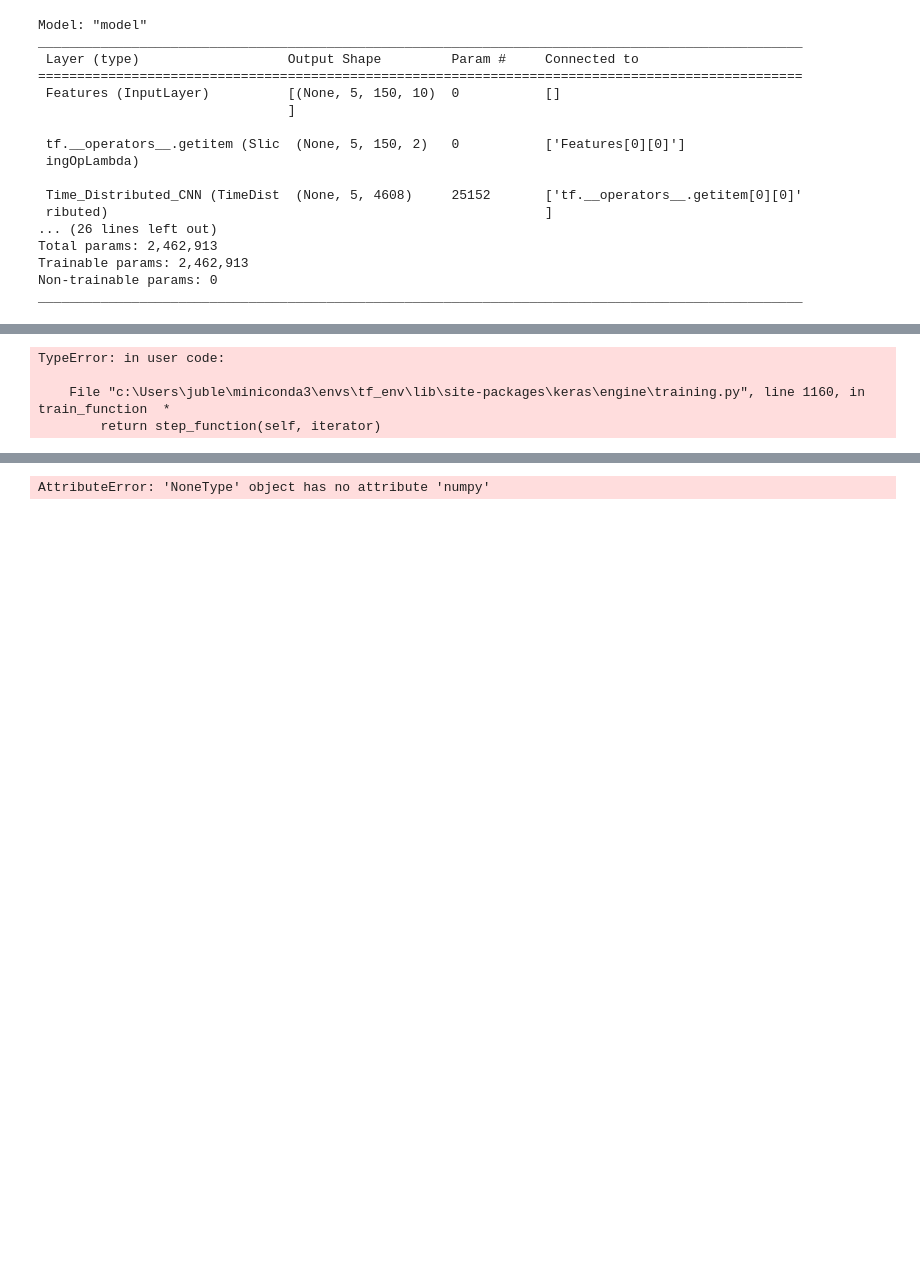
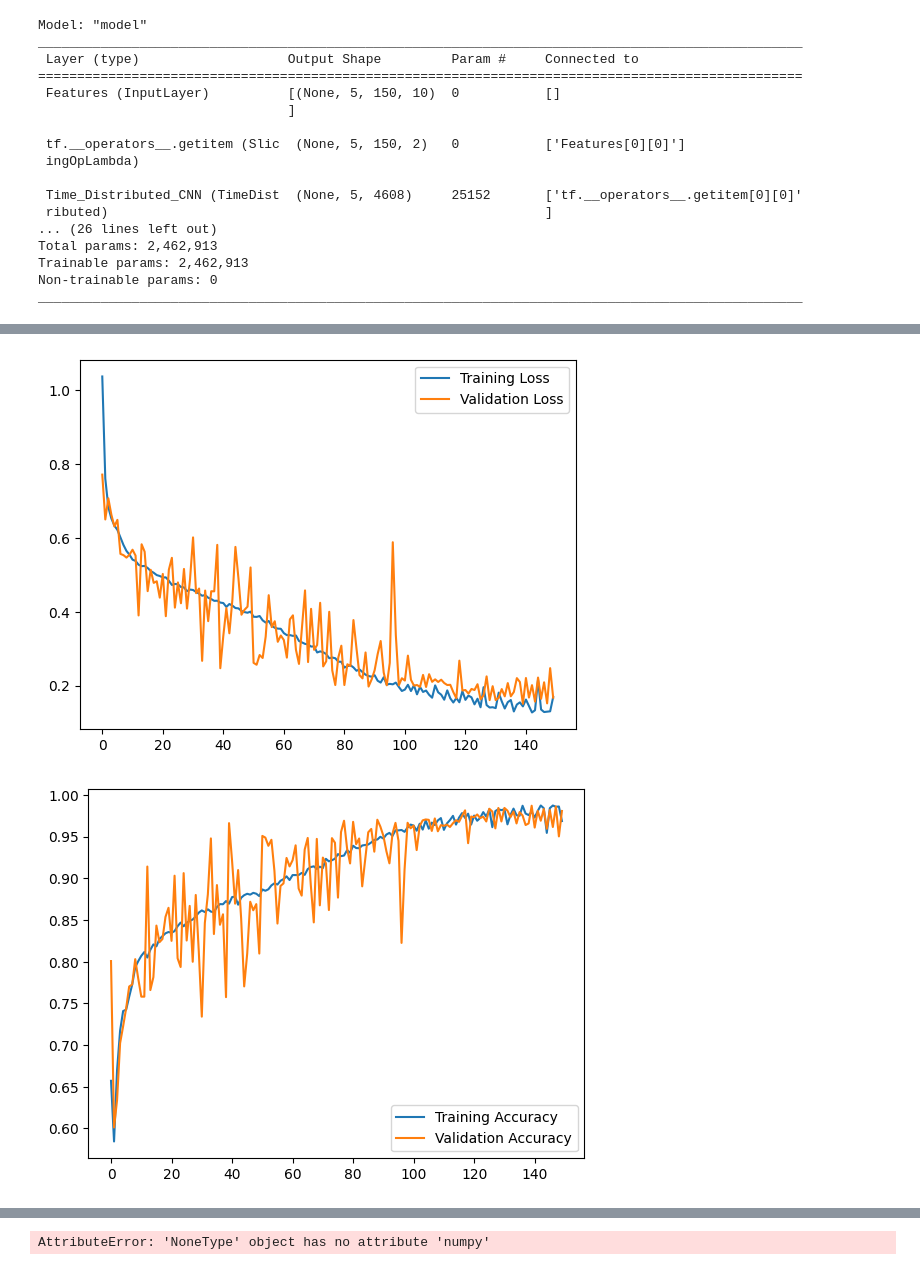
Before and after one commit to james-harvey-git/MPhys_Project, a Jupyter notebook: machine_learning.ipynb, the cells around one changed output, grey strips where cells are left out. Saved outputs shown, nothing was run; the diff lists cells and outputs as text; code cells hidden in the pictures; blank space fills up the shorter version.

```diff
--- a/machine_learning.ipynb
+++ b/machine_learning.ipynb
@@ -249,8 +325,13 @@ def build_contextual_cnn_lstm_model(n_profiles, n_altitudes, n_features):
         models.Sequential([
             layers.Conv1D(filters=64, kernel_size=3, activation='relu', kernel_regularizer=l2(1e-3)),
             layers.MaxPooling1D(pool_size=2),
-            layers.Conv1D(filters=128, kernel_size=3, activation='relu', kernel_regularizer=l2(1e-3)),
+            #layers.Dropout(0.3),
+            layers.Conv1D(filters=128, kernel_size=5, activation='relu', kernel_regularizer=l2(1e-3)),
             layers.MaxPooling1D(pool_size=2),
+            #layers.Dropout(0.3),
+            layers.Conv1D(filters=256, kernel_size=7, activation='relu', kernel_regularizer=l2(1e-3)),
+            layers.MaxPooling1D(pool_size=2),
+            #layers.Dropout(0.3),
             layers.Flatten()
 
         ]),
@@ -262,7 +343,7 @@ def build_contextual_cnn_lstm_model(n_profiles, n_altitudes, n_features):
     merged_features = layers.Concatenate(axis=-1)([cnn, time_latitude_features])  # Shape: (None, 5, CNN_output_size + 8)
 
     # LSTM layer
-    lstm = layers.LSTM(128, return_sequences=True, kernel_regularizer=l2(1e-4), recurrent_regularizer=l2(1e-1), name = 'LSTM')(merged_features)
+    lstm = layers.LSTM(128, return_sequences=True, kernel_regularizer=l2(1e-3), recurrent_regularizer=l2(1e-4), name = 'LSTM')(merged_features)
 
     # Contextual Attention layer
     attention_layer = ContextualAttention()
@@ -280,7 +361,10 @@ def build_contextual_cnn_lstm_model(n_profiles, n_altitudes, n_features):
 
     # Compile the model
     optimizer = Adam(learning_rate=1e-4)
-    model.compile(optimizer=optimizer, loss= focal_loss(), metrics=[binary_accuracy_with_threshold])
+    model.compile(optimizer=optimizer, loss='binary_crossentropy',
+                  metrics=[binary_accuracy,
+                           recall_0,
+                           recall_1])
     return model
 # %%
 # Define the CNN-LSTM model
@@ -422,7 +506,7 @@ gc.collect()
 # Train the model
 history = model.fit(
     [X_train, X_train_indicators], y_train,
-    epochs=5,
+    epochs=150,
     batch_size=128,
     validation_data=([X_val, X_val_indicators], y_val),
     #callbacks=[tf.keras.callbacks.EarlyStopping(monitor='val_loss', patience=5, restore_best_weights=True)],
@@ -436,8 +520,24 @@ plt.legend()
 plt.show()
 
 plt.figure()
-plt.plot(history.history['binary_accuracy_with_threshold'], label='Training Accuracy')
-plt.plot(history.history['val_binary_accuracy_with_threshold'], label='Validation Accuracy')
+plt.plot(history.history['binary_accuracy'], label='Training Accuracy')
+plt.plot(history.history['val_binary_accuracy'], label='Validation Accuracy')
 plt.legend()
 plt.show()
+
+# Plot accuracy metrics
+plt.figure()
+plt.plot(history.history['binary_accuracy'], label='Training Overall Accuracy')
+plt.plot(history.history['recall_0'], label='Training Class 0 Accuracy')
+plt.plot(history.history['recall_1'], label='Training Class 1 Accuracy')
+plt.legend()
+plt.show()
+
+# Plot accuracy metrics
+plt.figure()
+plt.plot(history.history['val_binary_accuracy'], label='Validation Overall Accuracy')
+plt.plot(history.history['val_recall_0'], label='Validation Class 0 Accuracy')
+plt.plot(history.history['val_recall_1'], label='Validation Class 1 Accuracy')
+plt.legend()
+plt.show()
 # %% [output]
@@ -445,4 +561,2 @@ Epoch 1/5
-TypeError: in user code:
-
-    File "c:\Users\juble\miniconda3\envs\tf_env\lib\site-packages\keras\engine\training.py", line 1160, in train_function  *
-        return step_function(self, iterator)
+[figure, added]
+[figure, added]
```
Also changed, not shown: parts of 9 cells of this notebook.
